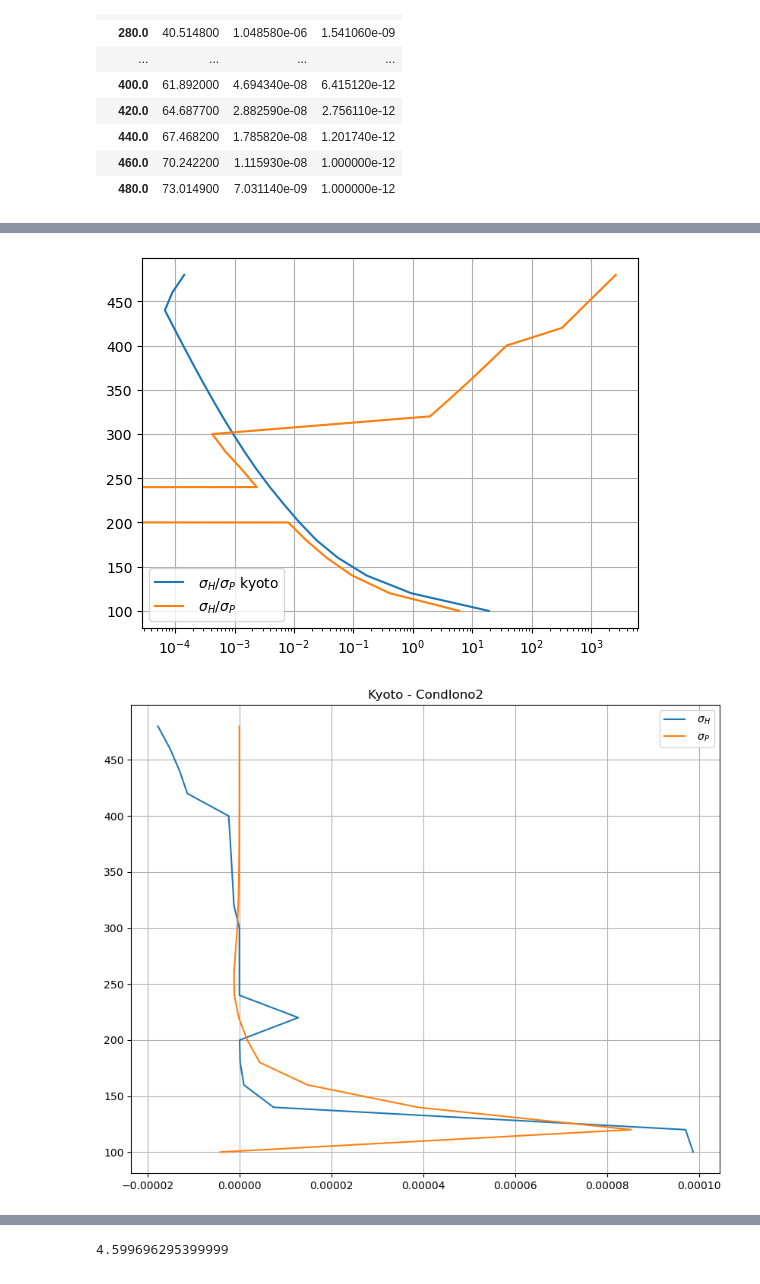
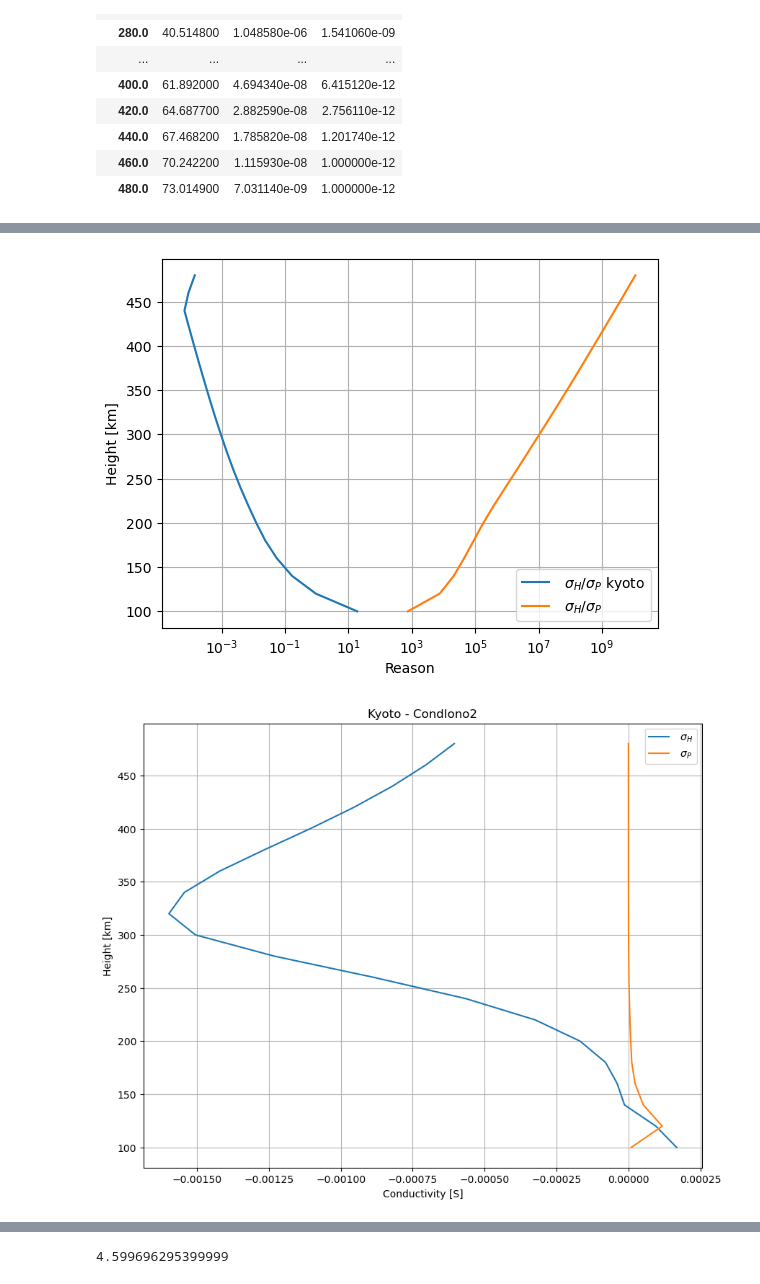
Before and after one commit to cacaudomal/Condiono2-5, a Jupyter notebook: plot_kyoto.ipynb, the cells around one changed output, grey strips where cells are left out. Cells and saved outputs as stored; diff of their text form; code cells hidden in the pictures.

```diff
--- a/plot_kyoto.ipynb
+++ b/plot_kyoto.ipynb
@@ -79,6 +117,6 @@ pedersen = to_multiindex_conductivities(pedersen)
 # %%
-plotpedersen = pedersen.loc["0 days 00:00:00",:,-60,300]
-plothall = hall.loc["0 days 00:00:00",:,-60,300]
+plotpedersen = pedersen.loc["0 days 00:00:00",:,-60,0]
+plothall = hall.loc["0 days 00:00:00",:,-60,0]
 # %%
 plt.plot(plothall,hall.index.get_level_values('ht').unique(),label="Hall")
 plt.semilogx(plotpedersen,pedersen.index.get_level_values('ht').unique(),label= "Pedersen")
@@ -178,16 +230,19 @@ plt.savefig("kyoto_CondutividadePedersen_lat-60_lon120_s20_01JAN2008_2.png")
 # %%
 #plt.semilogx(diff_hall,diff_hall.index.get_level_values('HEIGHT').unique(),label="kyoto-condiono Hall")
 #plt.plot(diff_pedersen,diff_pedersen.index.get_level_values('HEIGHT').unique(),label="kyoto-condiono Pedersen")
-ht=condkyoto2.index.get_level_values('HEIGHT').unique()
+ht = condkyoto2.index.get_level_values('HEIGHT').unique()
 plt.plot((condkyoto2["S2"]/condkyoto2["S1"]).loc[:h],condkyoto2.loc[:h].index.get_level_values('HEIGHT').unique(),label=" $\sigma_H$/$\sigma_P$ kyoto")
 
 plt.semilogx((plothall/plotpedersen).loc[:h],pedersen.loc["0 days 00:00:00",:h,:,:].index.get_level_values('ht').unique(),label= " $\sigma_H$/$\sigma_P$")
 
+plt.xlabel('Reason')
+plt.ylabel("Height [km]")
+
 plt.legend()
 plt.grid()
 plt.savefig("kyotoCondutividadePedersen_divididos_lat-60_lon120_s20_01JAN2008_2.png")
 # %% [output]
-[figure, old version]
+[figure, new version]
 # %%
 #plt.semilogx(diff_hall,diff_hall.index.get_level_values('HEIGHT').unique(),label="kyoto-condiono Hall")
 #plt.plot(diff_pedersen,diff_pedersen.index.get_level_values('HEIGHT').unique(),label="kyoto-condiono Pedersen")
@@ -195,11 +250,14 @@ plt.figure(figsize = (10,8))
 plt.plot(condkyoto2["S2"].loc[:h] - plothall['0'].loc[:h],condkyoto2.loc[:h].index.get_level_values('HEIGHT').unique(),label = " $\sigma_H$")
 plt.plot(condkyoto2["S1"].loc[:h] - plotpedersen['0'].loc[:h],pedersen.loc["0 days 00:00:00",:h,:,:].index.get_level_values('ht').unique(), label = " $\sigma_P$")
 
+plt.xlabel('Conductivity [S]')
+plt.ylabel("Height [km]")
+
+plt.title("Kyoto - CondIono2")
 plt.legend()
-plt.title("Kyoto - CondIono2")
 plt.grid()
 plt.savefig("kyoto-CondutividadePedersen_lat-60_lon120_s20_01JAN2008.png")
 # %% [output]
-[figure, old version]
+[figure, new version]
 # %%
 plt.plot(diff_hall/condkyoto2["S2"],height,'*-')
```
Also changed, not shown: parts of 25 cells of this notebook, 4 other files.
